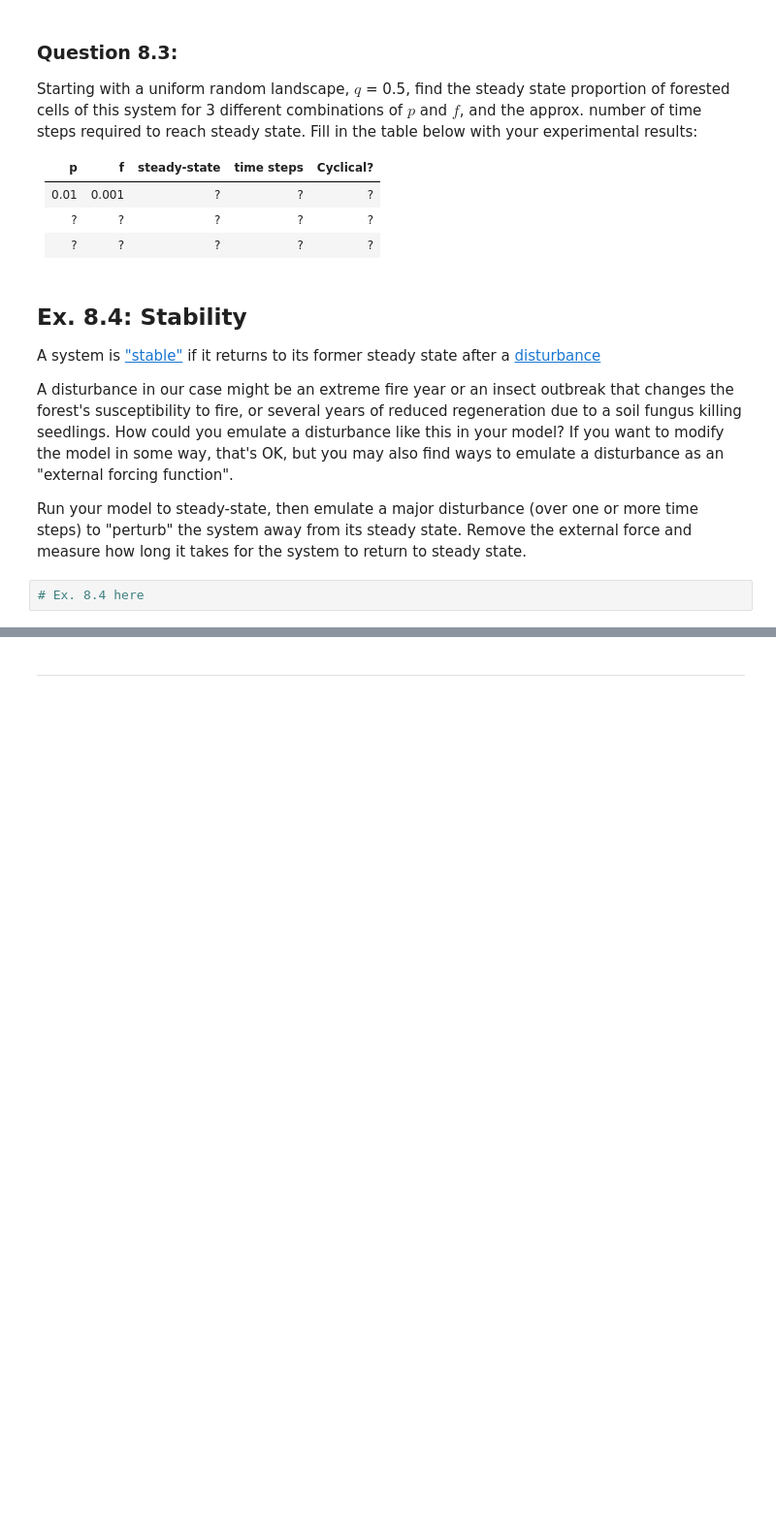
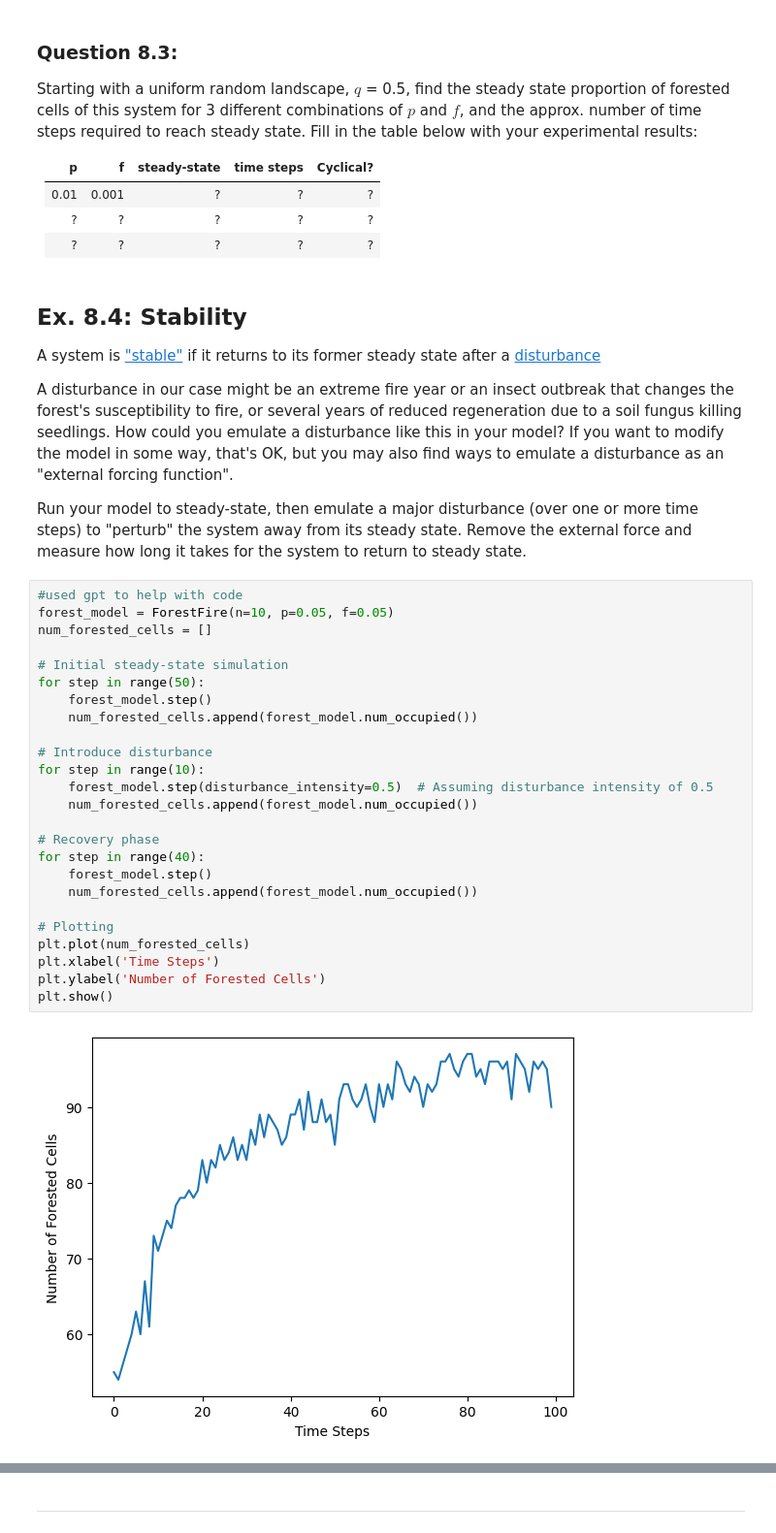
Before and after one commit to jashanpreetjabbal/cap-comp215, a Jupyter notebook: labs/lab07-10-fire.ipynb, the cells around one changed output, grey strips where cells are left out. Shown: that part at 97% size. Drawn from its saved outputs; the diff is of its cells as text; blank space fills up the shorter version.

```diff
--- a/labs/lab07-10-fire.ipynb
+++ b/labs/lab07-10-fire.ipynb
@@ -272,8 +325,33 @@ A disturbance in our case might be an extreme fire year or an insect outbreak th
 How could you emulate a disturbance like this in your model?  If you want to modify the model in some way, that's OK, but you may also find ways to emulate a disturbance as an "external forcing function".
 
 Run your model to steady-state, then emulate a major disturbance (over one or more time steps) to "perturb" the system away from its steady state.  Remove the external force and measure how long it takes for the system to return to steady state.
-# %%
-# Ex. 8.4 here
+# %%
+#used gpt to help with code
+forest_model = ForestFire(n=10, p=0.05, f=0.05)
+num_forested_cells = []
+
+# Initial steady-state simulation
+for step in range(50):
+    forest_model.step()
+    num_forested_cells.append(forest_model.num_occupied())
+
+# Introduce disturbance
+for step in range(10):
+    forest_model.step(disturbance_intensity=0.5)  # Assuming disturbance intensity of 0.5
+    num_forested_cells.append(forest_model.num_occupied())
+
+# Recovery phase
+for step in range(40):
+    forest_model.step()
+    num_forested_cells.append(forest_model.num_occupied())
+
+# Plotting
+plt.plot(num_forested_cells)
+plt.xlabel('Time Steps')
+plt.ylabel('Number of Forested Cells')
+plt.show()
+# %% [output]
+[figure, added]
 # %% [markdown]
 ### Question 8.4:
 Does the model tend to return to the same steady-state, or does the attractor move to a different value?
```
Also changed, not shown: parts of 16 cells of this notebook.
